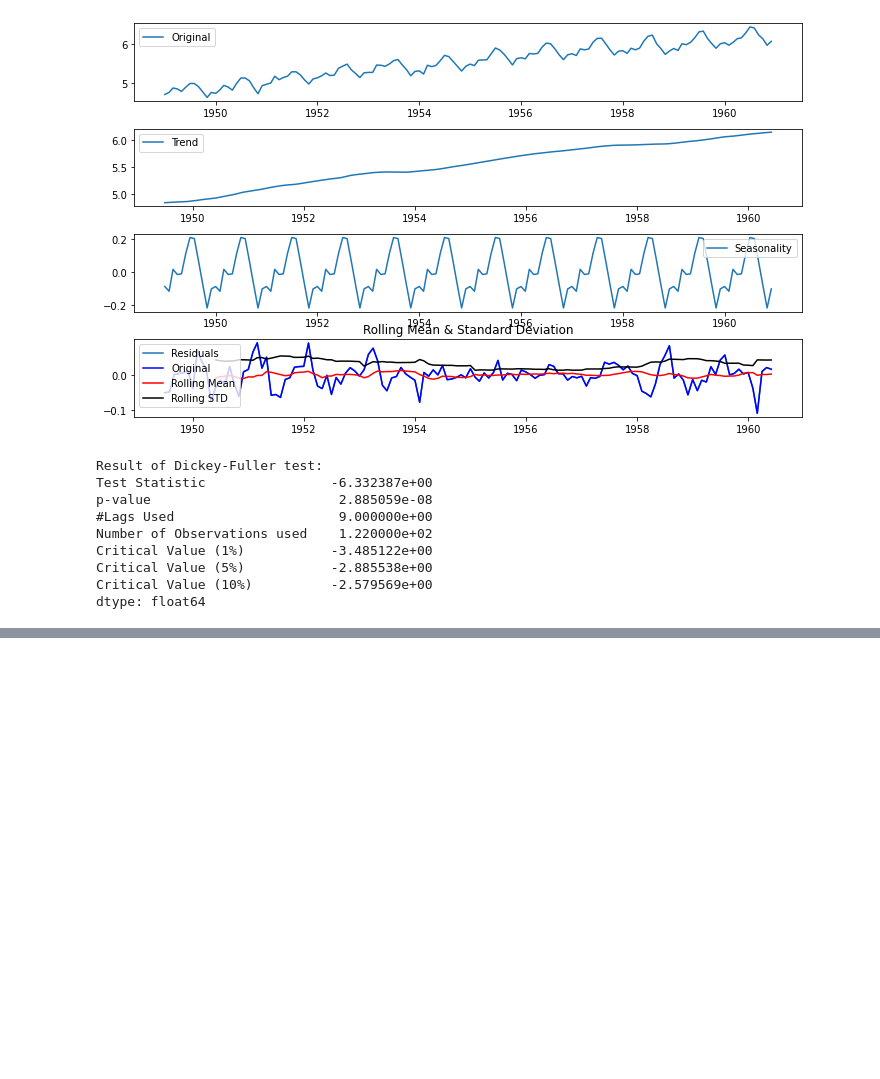
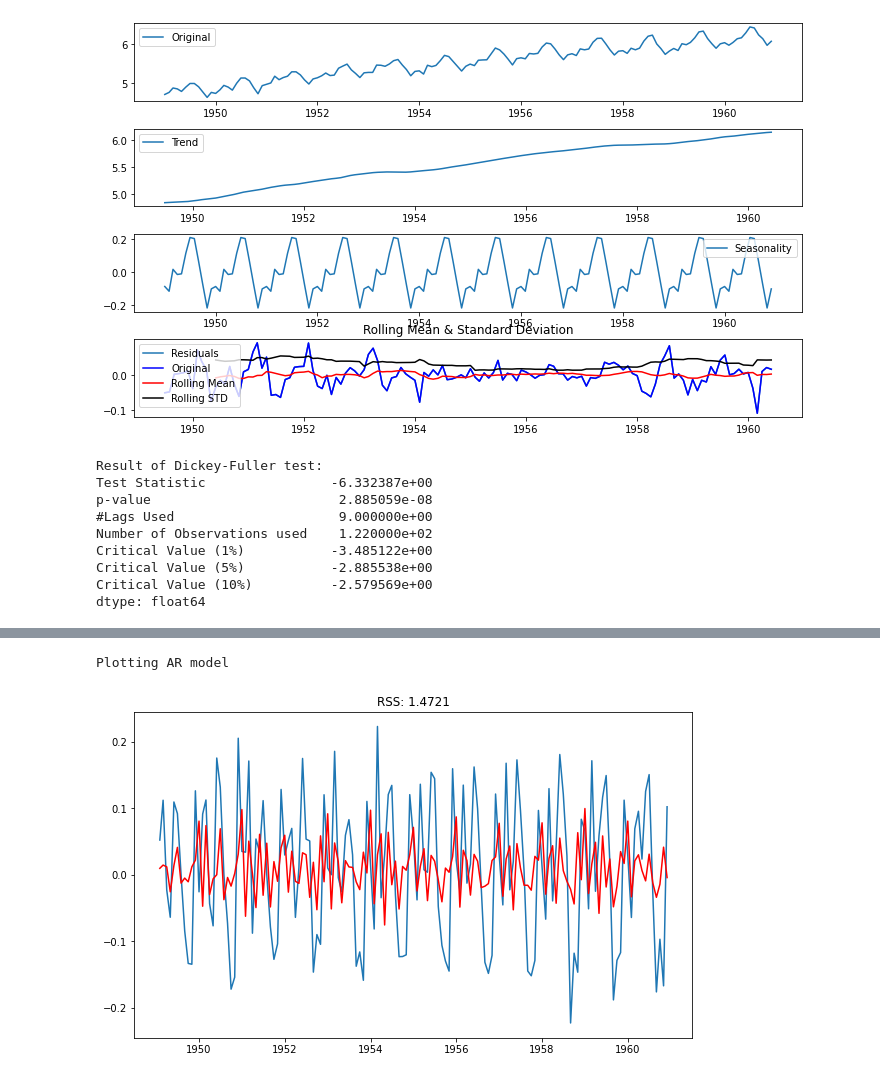
Before and after one commit to ThierrryScotto/Air-Passengers-Forecast, a Jupyter notebook: air_passengers_forecast.ipynb, the cells around one changed output, grey strips where cells are left out. Drawn from its saved outputs; the diff is of its cells as text; code cells hidden in the pictures; blank space fills up the shorter version.

```diff
--- a/air_passengers_forecast.ipynb
+++ b/air_passengers_forecast.ipynb
@@ -302,0 +366,11 @@ dtype: float64
+# %%
+# MA MODEL
+model = ARIMA(indexed_dataset_log_scale, order=(0, 1, 2))
+results_MA = model.fit(disp=-1)
+plt.plot(dataset_log_diff_shifting)
+plt.plot(results_AR.fittedvalues, color='red')
+plt.title('RSS: %.4f'% sum((results_AR.fittedvalues - dataset_log_diff_shifting['Passengers'])**2))
+print('Plotting AR model')
+# %% [output]
+Plotting AR model
+[figure, added]
```
Also changed, not shown: parts of 11 cells of this notebook.
